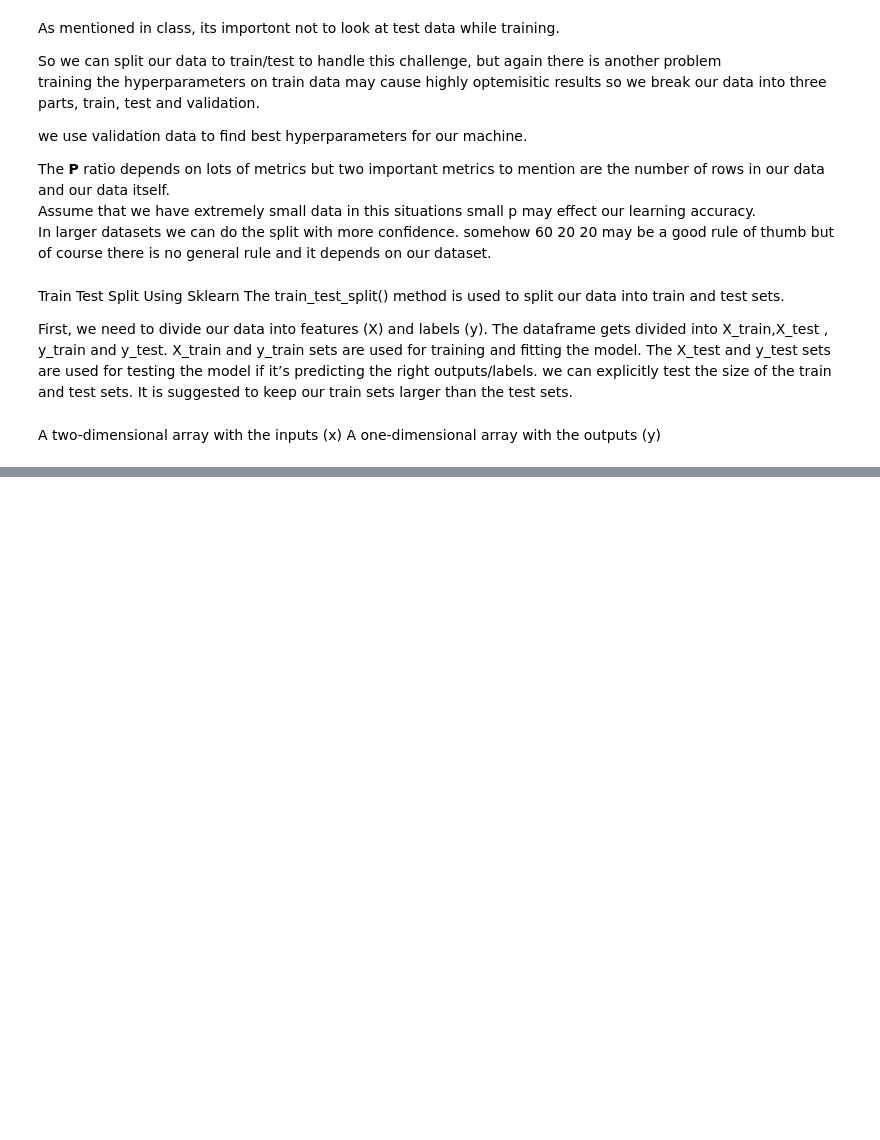
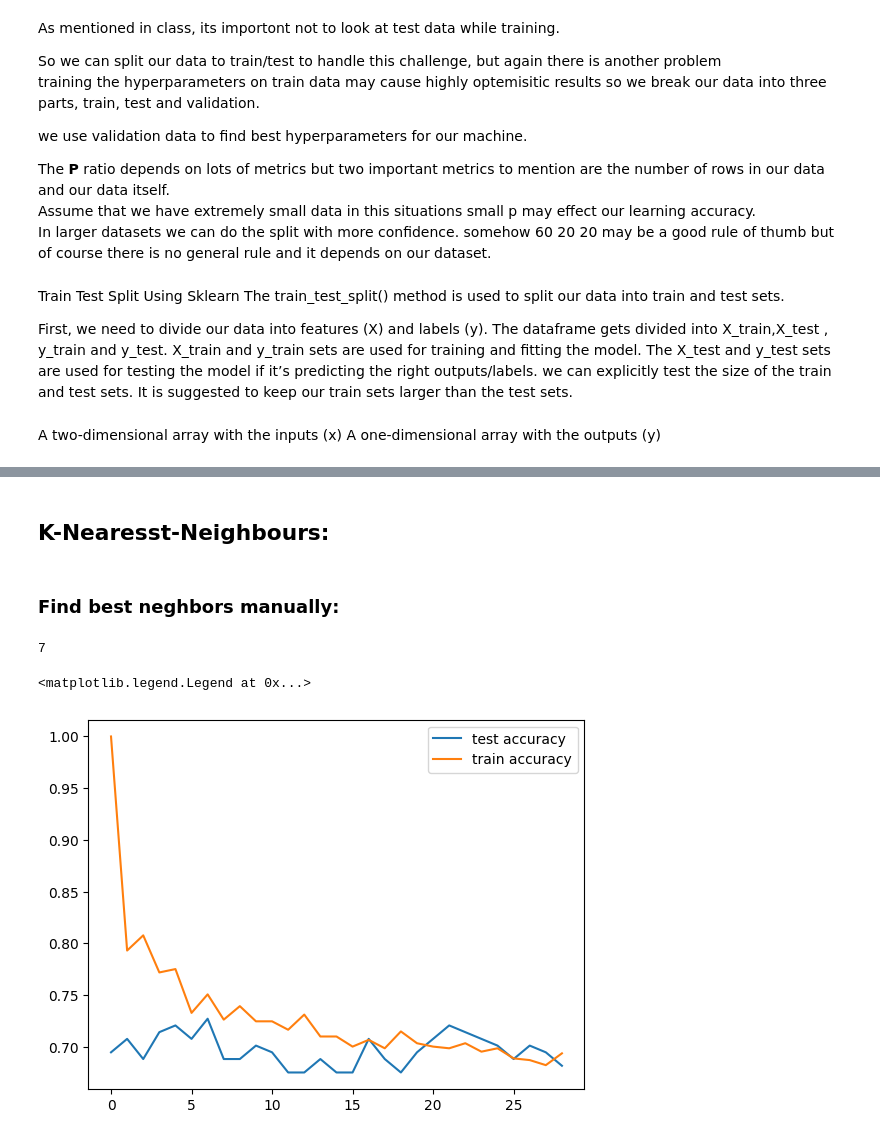
Before and after one commit to mohajel/AI_projects, a Jupyter notebook: CA4/ca4.ipynb, the cells around one changed output, grey strips where cells are left out. Drawn from its saved outputs; the diff is of its cells as text; code cells hidden in the pictures; blank space fills up the shorter version.

```diff
--- a/CA4/ca4.ipynb
+++ b/CA4/ca4.ipynb
@@ -321,0 +423,26 @@ X_train, X_test, y_train, y_test = train_test_split(x, y, shuffle=True, train_si
+# %% [markdown]
+## K-Nearesst-Neighbours:
+# %% [markdown]
+### Find best neghbors manually:
+# %%
+train_acc = []
+test_acc = []
+best = 0
+best_i = 1
+for i in range(1, 30):
+    knn = KNeighborsClassifier(n_neighbors = i)
+    knn.fit(x_train, y_train)
+    train_acc.append(metrics.accuracy_score(y_train, knn.predict(x_train)))
+    tmp = metrics.accuracy_score(y_test, knn.predict(x_test))
+    test_acc.append(tmp)
+    if (best < tmp):
+        best_i, best = i, tmp
+# %%
+print(best_i)
+plt.plot(test_acc)
+plt.plot(train_acc)
+plt.legend(["test accuracy", "train accuracy"], loc ="upper right")
+# %% [output]
+7
+<matplotlib.legend.Legend at 0x...>
+[figure, added]
```
Also changed, not shown: parts of 27 cells of this notebook.
